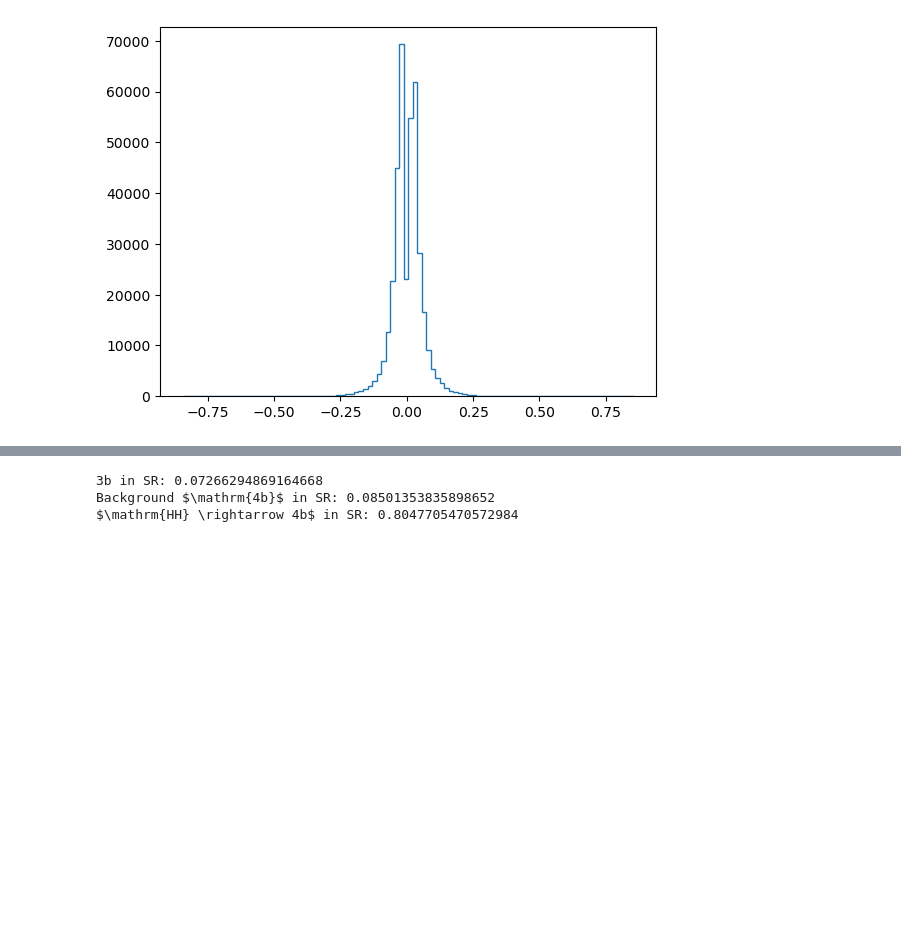
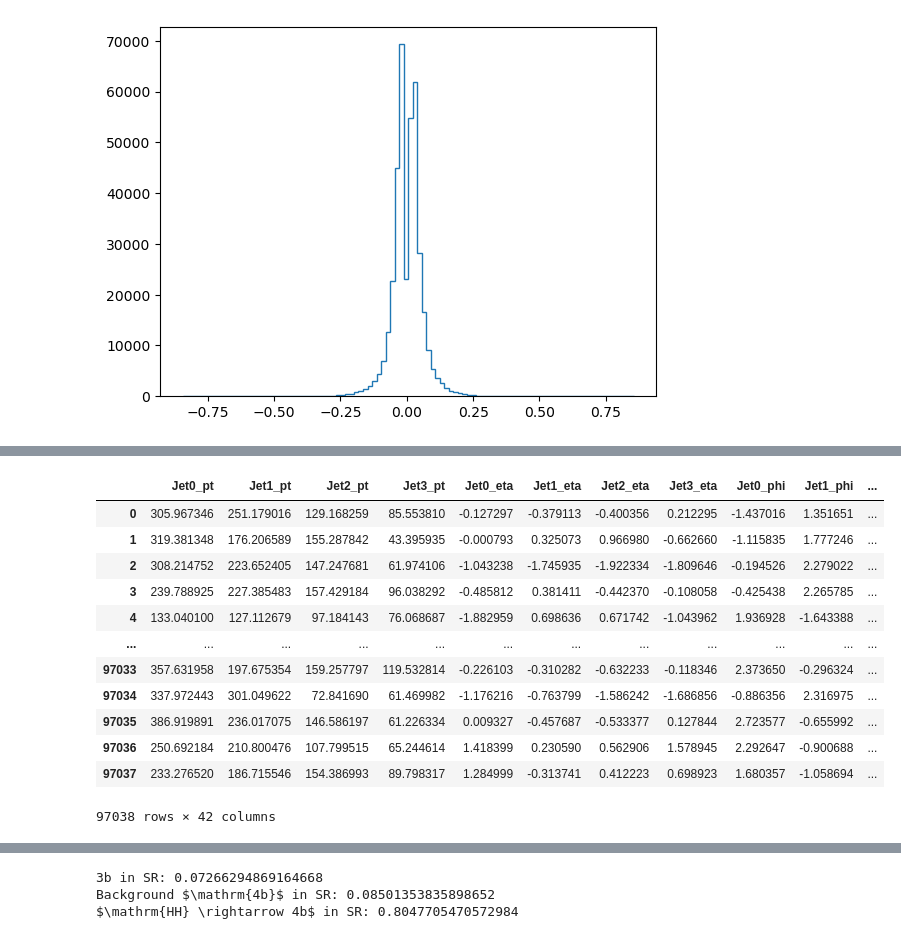
Before and after one commit to soheunyi/SRFinder, a Jupyter notebook: soheun/notebooks/eda.ipynb, the cells around one changed output, grey strips where cells are left out. Cells and saved outputs as stored; diff of their text form; code cells hidden in the pictures; blank space fills up the shorter version.

```diff
--- a/soheun/notebooks/eda.ipynb
+++ b/soheun/notebooks/eda.ipynb
@@ -257,0 +337,16 @@ plt.close()
+# %%
+df_hh4b_800
+# %% [output]
+|  | Jet0_pt | Jet1_pt | Jet2_pt | Jet3_pt | Jet0_eta | Jet1_eta | Jet2_eta | Jet3_eta | Jet0_phi | Jet1_phi | ... |
+| 0 | 305.967346 | 251.179016 | 129.168259 | 85.553810 | -0.127297 | -0.379113 | -0.400356 | 0.212295 | -1.437016 | 1.351651 | ... |
+| 1 | 319.381348 | 176.206589 | 155.287842 | 43.395935 | -0.000793 | 0.325073 | 0.966980 | -0.662660 | -1.115835 | 1.777246 | ... |
+| 2 | 308.214752 | 223.652405 | 147.247681 | 61.974106 | -1.043238 | -1.745935 | -1.922334 | -1.809646 | -0.194526 | 2.279022 | ... |
+| 3 | 239.788925 | 227.385483 | 157.429184 | 96.038292 | -0.485812 | 0.381411 | -0.442370 | -0.108058 | -0.425438 | 2.265785 | ... |
+| 4 | 133.040100 | 127.112679 | 97.184143 | 76.068687 | -1.882959 | 0.698636 | 0.671742 | -1.043962 | 1.936928 | -1.643388 | ... |
+| ... | ... | ... | ... | ... | ... | ... | ... | ... | ... | ... | ... |
+| 97033 | 357.631958 | 197.675354 | 159.257797 | 119.532814 | -0.226103 | -0.310282 | -0.632233 | -0.118346 | 2.373650 | -0.296324 | ... |
+| 97034 | 337.972443 | 301.049622 | 72.841690 | 61.469982 | -1.176216 | -0.763799 | -1.586242 | -1.686856 | -0.886356 | 2.316975 | ... |
+| 97035 | 386.919891 | 236.017075 | 146.586197 | 61.226334 | 0.009327 | -0.457687 | -0.533377 | 0.127844 | 2.723577 | -0.655992 | ... |
+| 97036 | 250.692184 | 210.800476 | 107.799515 | 65.244614 | 1.418399 | 0.230590 | 0.562906 | 1.578945 | 2.292647 | -0.900688 | ... |
+| 97037 | 233.276520 | 186.715546 | 154.386993 | 89.798317 | 1.284999 | -0.313741 | 0.412223 | 0.698923 | 1.680357 | -1.058694 | ... |
+97038 rows × 42 columns
```
Also changed, not shown: parts of 8 cells of this notebook, 31 other files.
